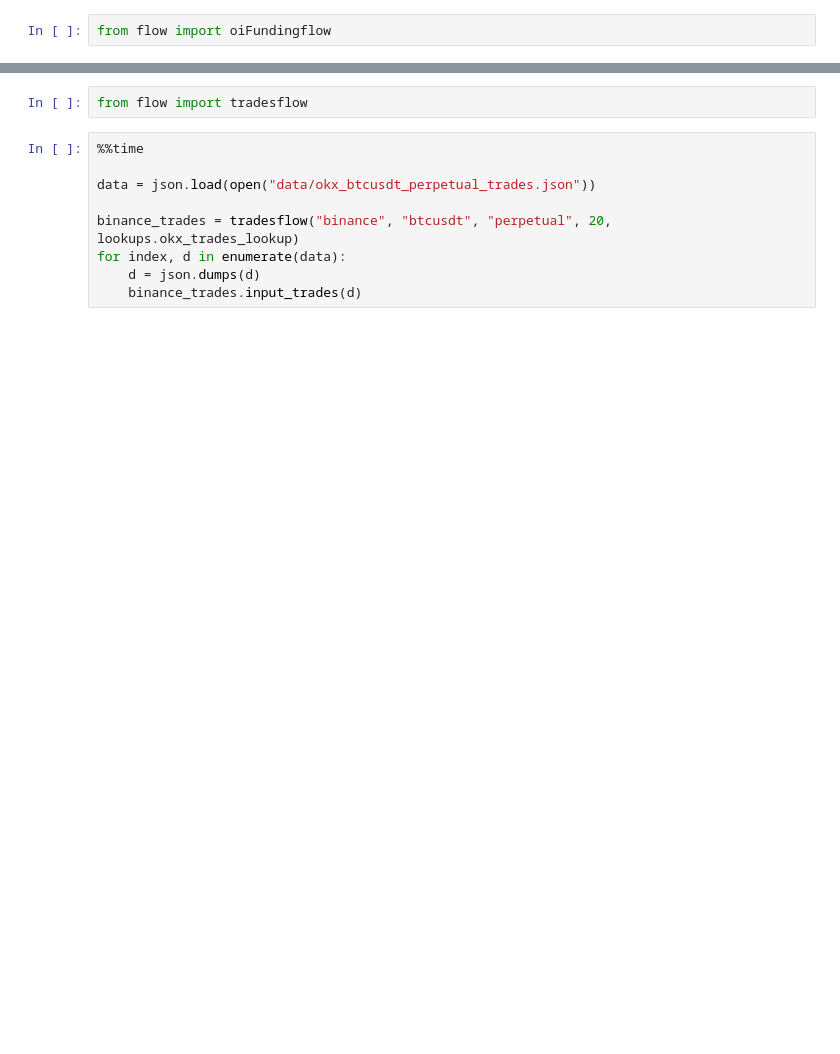
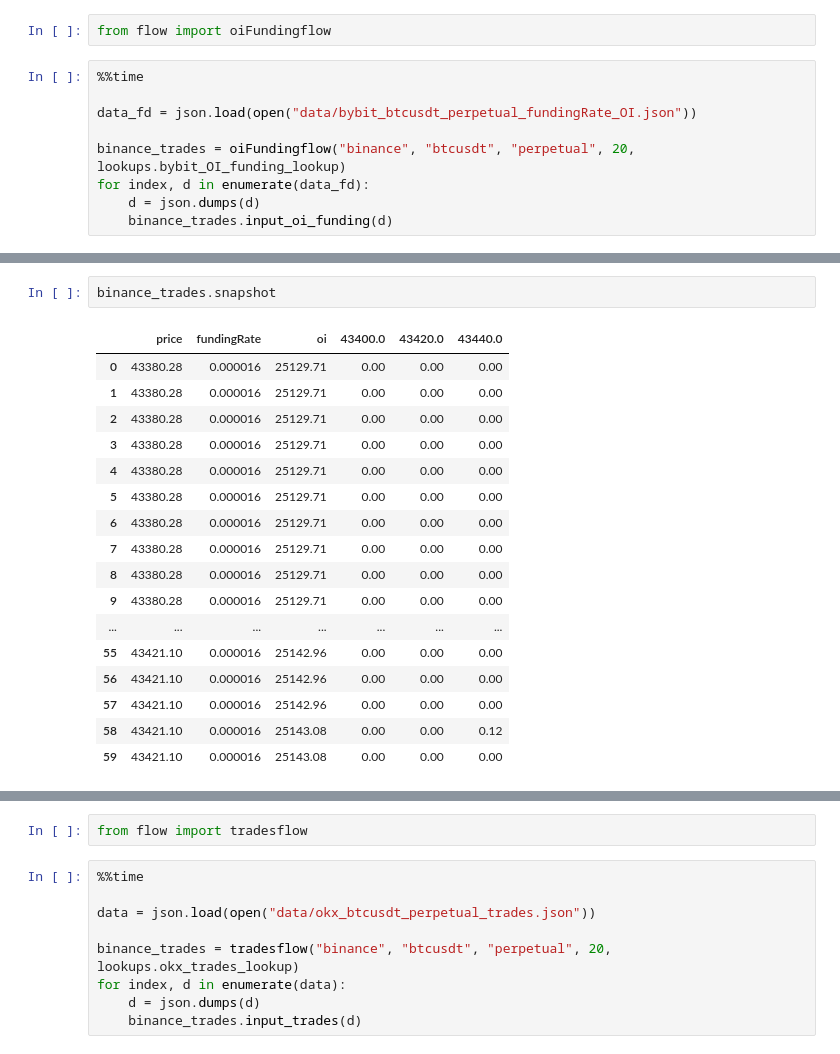
Before and after one commit to IndianaBug/moonStreamProcess, a Jupyter notebook: examples/flow.ipynb, the cells around one changed output, grey strips where cells are left out. Cells and saved outputs as stored; diff of their text form; blank space fills up the shorter version.

```diff
--- a/examples/flow.ipynb
+++ b/examples/flow.ipynb
@@ -17,2 +64,11 @@ import lookups
 # %%
 from flow import oiFundingflow
+# %%
+%%time
+
+data_fd = json.load(open("data/bybit_btcusdt_perpetual_fundingRate_OI.json"))
+
+binance_trades = oiFundingflow("binance", "btcusdt", "perpetual", 20, lookups.bybit_OI_funding_lookup)
+for index, d in enumerate(data_fd):
+    d = json.dumps(d)
+    binance_trades.input_oi_funding(d)
@@ -19,3 +78,23 @@ from flow import oiFundingflow
+# %%
+binance_trades.snapshot
+# %% [output]
+|  | price | fundingRate | oi | 43400.0 | 43420.0 | 43440.0 |
+| 0 | 43380.28 | 0.000016 | 25129.71 | 0.00 | 0.00 | 0.00 |
+| 1 | 43380.28 | 0.000016 | 25129.71 | 0.00 | 0.00 | 0.00 |
+| 2 | 43380.28 | 0.000016 | 25129.71 | 0.00 | 0.00 | 0.00 |
+| 3 | 43380.28 | 0.000016 | 25129.71 | 0.00 | 0.00 | 0.00 |
+| 4 | 43380.28 | 0.000016 | 25129.71 | 0.00 | 0.00 | 0.00 |
+| 5 | 43380.28 | 0.000016 | 25129.71 | 0.00 | 0.00 | 0.00 |
+| 6 | 43380.28 | 0.000016 | 25129.71 | 0.00 | 0.00 | 0.00 |
+| 7 | 43380.28 | 0.000016 | 25129.71 | 0.00 | 0.00 | 0.00 |
+| 8 | 43380.28 | 0.000016 | 25129.71 | 0.00 | 0.00 | 0.00 |
+| 9 | 43380.28 | 0.000016 | 25129.71 | 0.00 | 0.00 | 0.00 |
+| ... | ... | ... | ... | ... | ... | ... |
+| 55 | 43421.10 | 0.000016 | 25142.96 | 0.00 | 0.00 | 0.00 |
+| 56 | 43421.10 | 0.000016 | 25142.96 | 0.00 | 0.00 | 0.00 |
+| 57 | 43421.10 | 0.000016 | 25142.96 | 0.00 | 0.00 | 0.00 |
+| 58 | 43421.10 | 0.000016 | 25143.08 | 0.00 | 0.00 | 0.12 |
+| 59 | 43421.10 | 0.000016 | 25143.08 | 0.00 | 0.00 | 0.00 |
 # %%
 %%time
 
```
Also changed, not shown: parts of 11 cells of this notebook, 2 other files.
